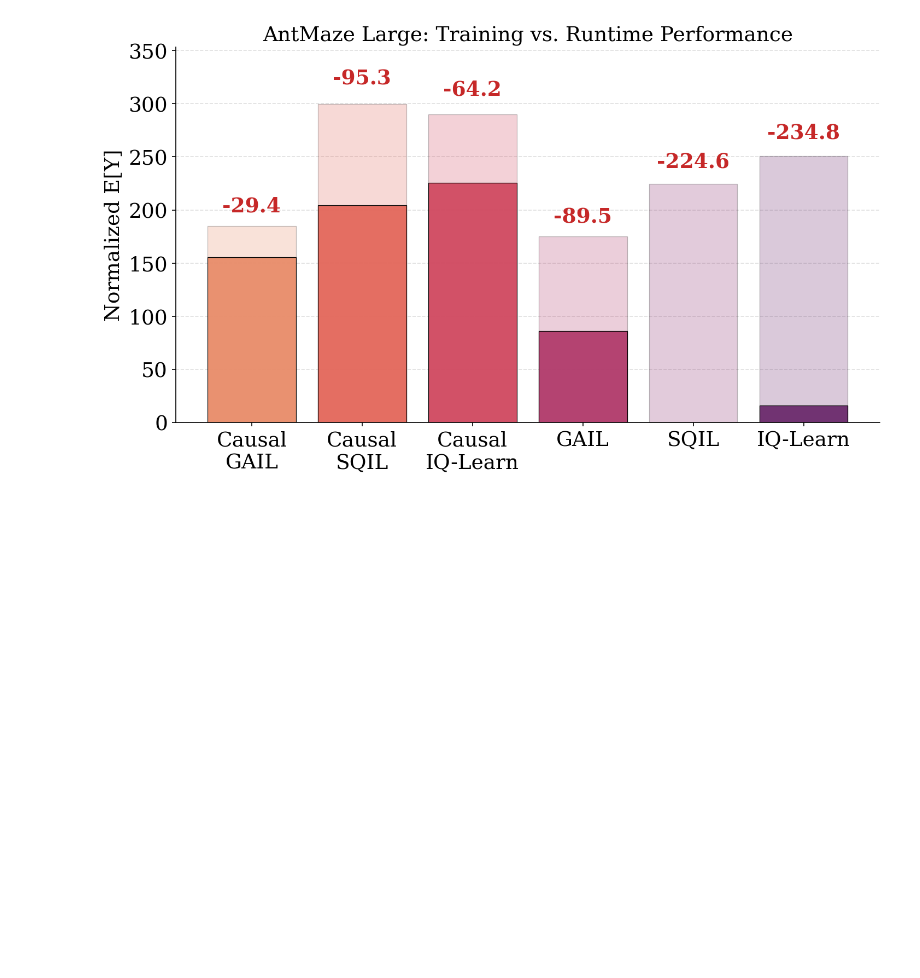
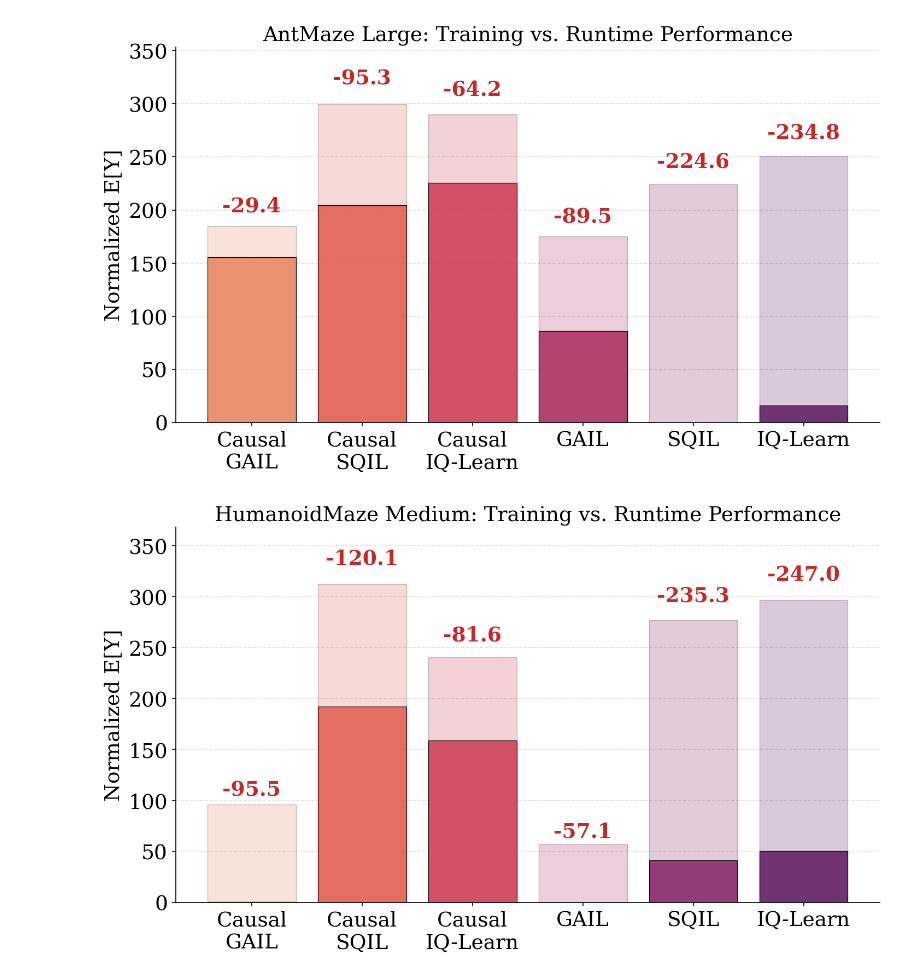
Before and after one commit to CausalAILab/Causal-RL, a Jupyter notebook: examples/experiments/plots_all.ipynb, the cells around one changed output. Cells and saved outputs as stored; diff of their text form; code cells hidden in the pictures; blank space fills up the shorter version.

Commit message:
hummed training vs runtime plot

```diff
--- a/examples/experiments/plots_all.ipynb
+++ b/examples/experiments/plots_all.ipynb
@@ -290,9 +290,15 @@ antlarge_train_norm = np.array([184.9841, 299.5941, 289.7341, 175.2641, 224.5941
 antlarge_runtime_norm = np.array([155.6100, 204.2635, 225.5626, 85.7838, 0.0000, 16.0615])
 antlarge_drop = antlarge_runtime_norm - antlarge_train_norm
 
+# HumanoidMaze Medium
+hummed_train_norm = np.array([95.9973, 312.3373, 240.5873, 57.1273, 276.7573, 297.1173])
+hummed_runtime_norm = np.array([0.4927, 192.2033, 158.9388, 0.0000, 41.4835, 50.1398])
+hummed_drop = hummed_runtime_norm - hummed_train_norm
+
 # Use seaborn color palettes
 ANTMED_RUNTIME_COLORS = sns.color_palette("flare", 6)
 ANTLARGE_RUNTIME_COLORS = sns.color_palette("flare", 6)
+HUMMED_RUNTIME_COLORS = sns.color_palette("flare", 6)
 
 x = np.arange(len(algorithms))
 # %%
@@ -424,3 +430,67 @@ fig.savefig(f'{PLOTS_DIR}/antlarge_train_vs_runtime.pdf', dpi=300, bbox_inches='
 plt.show()
 # %% [output]
 [figure]
+# %%
+fig, ax = plt.subplots(figsize=(10, 6))
+bar_width = 0.8
+
+# Training (background)
+ax.bar(
+    x,
+    hummed_train_norm,
+    bar_width,
+    color=HUMMED_RUNTIME_COLORS,
+    edgecolor='black',
+    linewidth=0.6,
+    label='Best Training',
+    alpha=0.25,
+    zorder=1
+)
+
+# Runtime (foreground)
+ax.bar(
+    x,
+    hummed_runtime_norm,
+    bar_width,
+    color=HUMMED_RUNTIME_COLORS,
+    edgecolor='black',
+    linewidth=0.6,
+    label='Runtime (1000 eps)',
+    alpha=0.95,
+    zorder=2
+)
+
+# Difference labels
+for i in range(len(x)):
+    diff = hummed_drop[i]
+    sign = '+' if diff >= 0 else ''
+    y_pos = max(hummed_train_norm[i], hummed_runtime_norm[i]) * 1.05
+
+    ax.text(
+        x[i],
+        y_pos,
+        f'{sign}{diff:.1f}',
+        ha='center',
+        va='bottom',
+        fontsize=18,
+        fontweight='bold',
+        color='#2E7D32' if diff >= 0 else '#C62828'
+    )
+
+ax.set_xticks(x)
+ax.set_xticklabels(algo_labels)
+ax.set_ylabel('Normalized E[Y]')
+ax.set_title('HumanoidMaze Medium: Training vs. Runtime Performance')
+ax.yaxis.grid(True, linestyle='--', alpha=0.4)
+ax.set_axisbelow(True)
+
+ax.spines['top'].set_visible(False)
+ax.spines['right'].set_visible(False)
+
+ax.set_ylim(0, max(max(hummed_train_norm), max(hummed_runtime_norm)) * 1.18)
+
+plt.tight_layout()
+fig.savefig(f'{PLOTS_DIR}/hummed_train_vs_runtime.pdf', dpi=300, bbox_inches='tight')
+plt.show()
+# %% [output]
+[figure, added]
```
Also changed, not shown: 1 other file.
